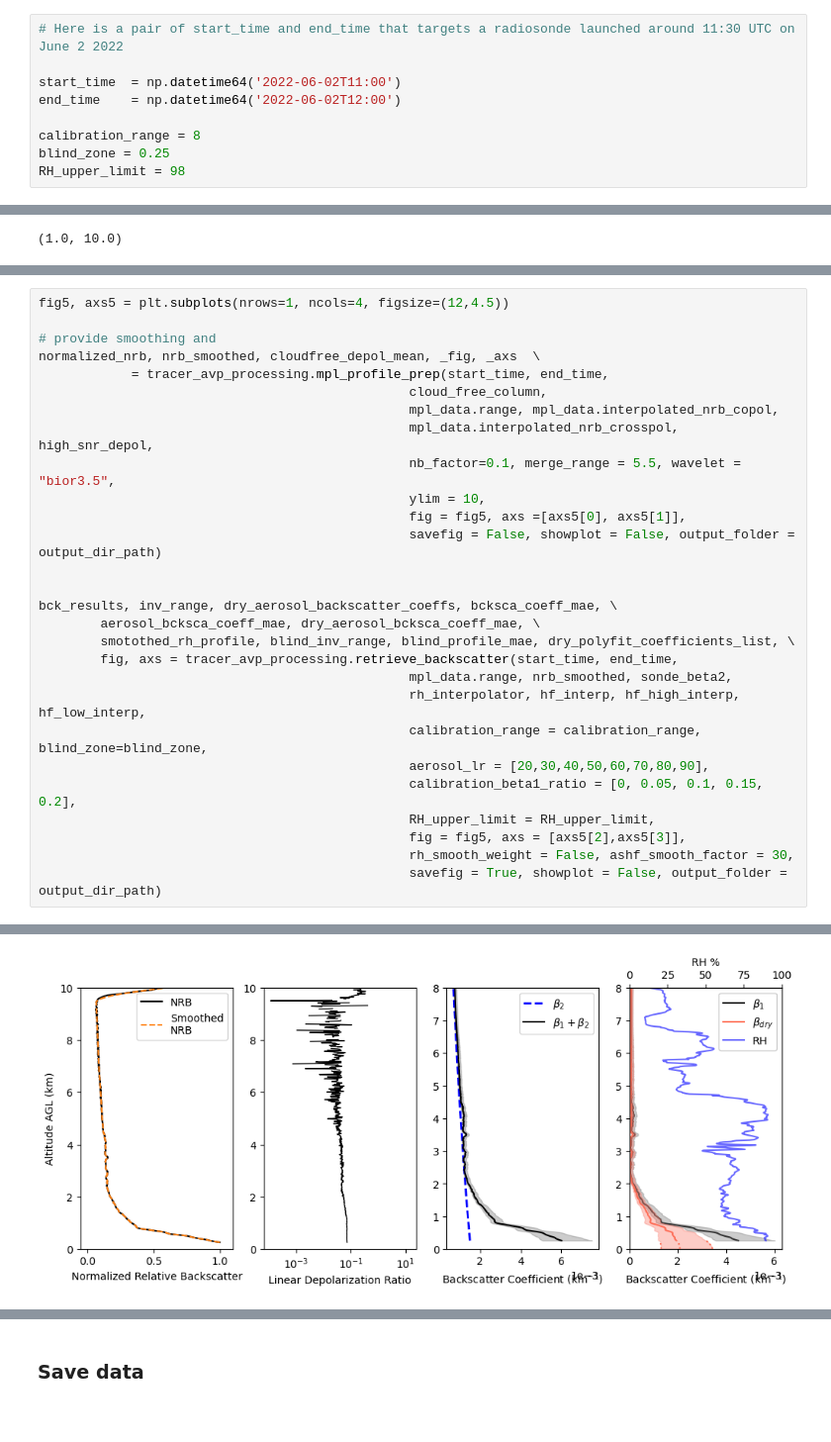
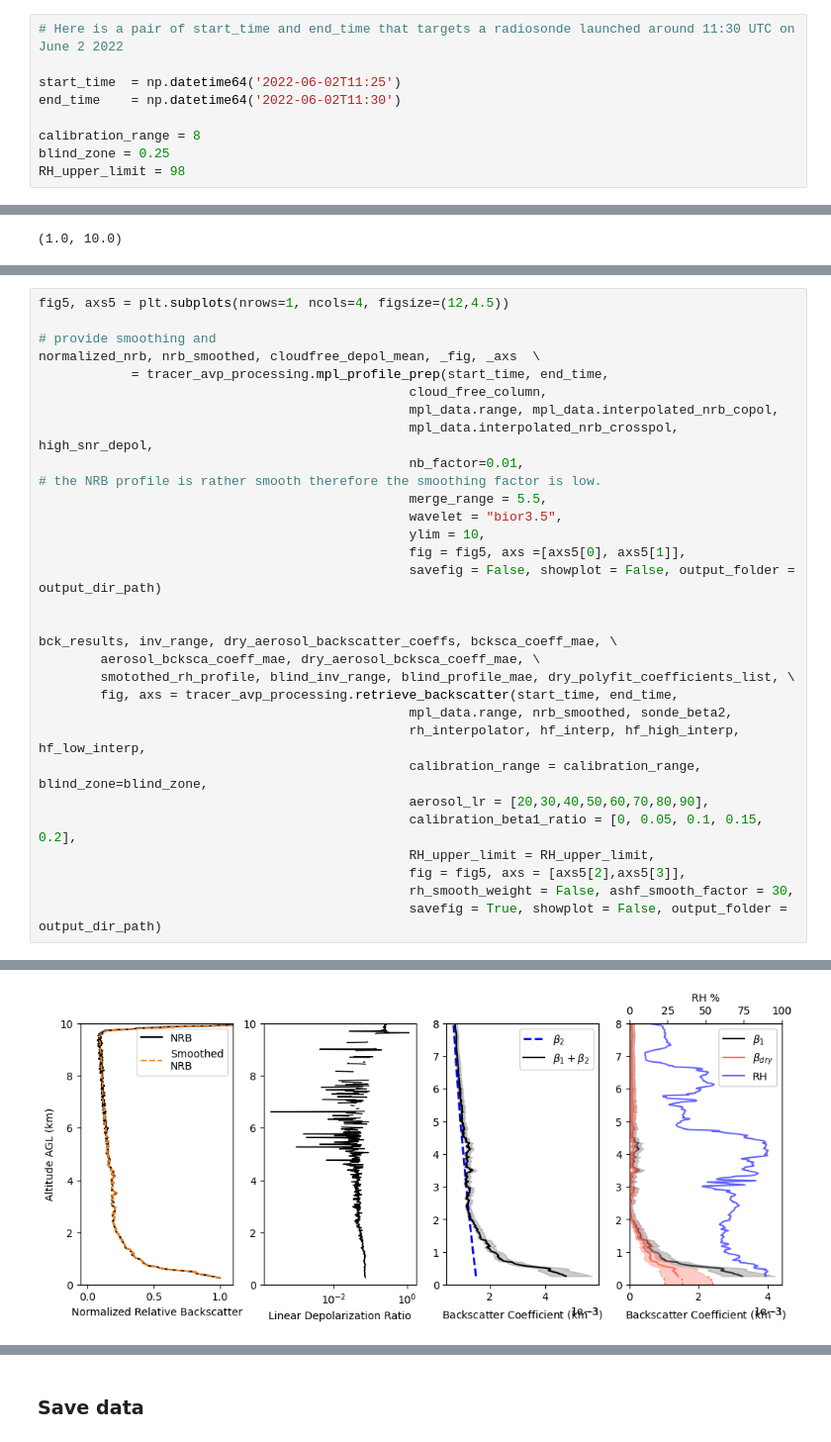
Before and after one commit to bochens/mplavp, a Jupyter notebook: dev/tutorial_1.ipynb, the cells around one changed output, grey strips where cells are left out. Shown at 99% size. Drawn from its saved outputs; the diff is of its cells as text.

```diff
--- a/dev/tutorial_1.ipynb
+++ b/dev/tutorial_1.ipynb
@@ -77,8 +77,8 @@ An exception is the radiosonde data. If multiple radiosonde files are found with
 # %%
 # Here is a pair of start_time and end_time that targets a radiosonde launched around 11:30 UTC on June 2 2022
 
-start_time  = np.datetime64('2022-06-02T11:00')
-end_time    = np.datetime64('2022-06-02T12:00')
+start_time  = np.datetime64('2022-06-02T11:25')
+end_time    = np.datetime64('2022-06-02T11:30')
 
 calibration_range = 8
 blind_zone = 0.25
@@ -384,7 +384,9 @@ normalized_nrb, nrb_smoothed, cloudfree_depol_mean, _fig, _axs  \
                                                 cloud_free_column,
                                                 mpl_data.range, mpl_data.interpolated_nrb_copol,
                                                 mpl_data.interpolated_nrb_crosspol, high_snr_depol,
-                                                nb_factor=0.1, merge_range = 5.5, wavelet = "bior3.5",
+                                                nb_factor=0.01,                                    # the NRB profile is rather smooth therefore the smoothing factor is low.
+                                                merge_range = 5.5,
+                                                wavelet = "bior3.5",
                                                 ylim = 10,
                                                 fig = fig5, axs =[axs5[0], axs5[1]],
                                                 savefig = False, showplot = False, output_folder = output_dir_path)
@@ -409,3 +411,3 @@ number of cloud free nrb profile (358, 2173)
 number of dry_aerosol_backscatter_coeffs columns 120
-[figure, old version]
+[figure, new version]
 # %% [markdown]
```
Also changed, not shown: parts of 6 cells of this notebook, 14 other files.
